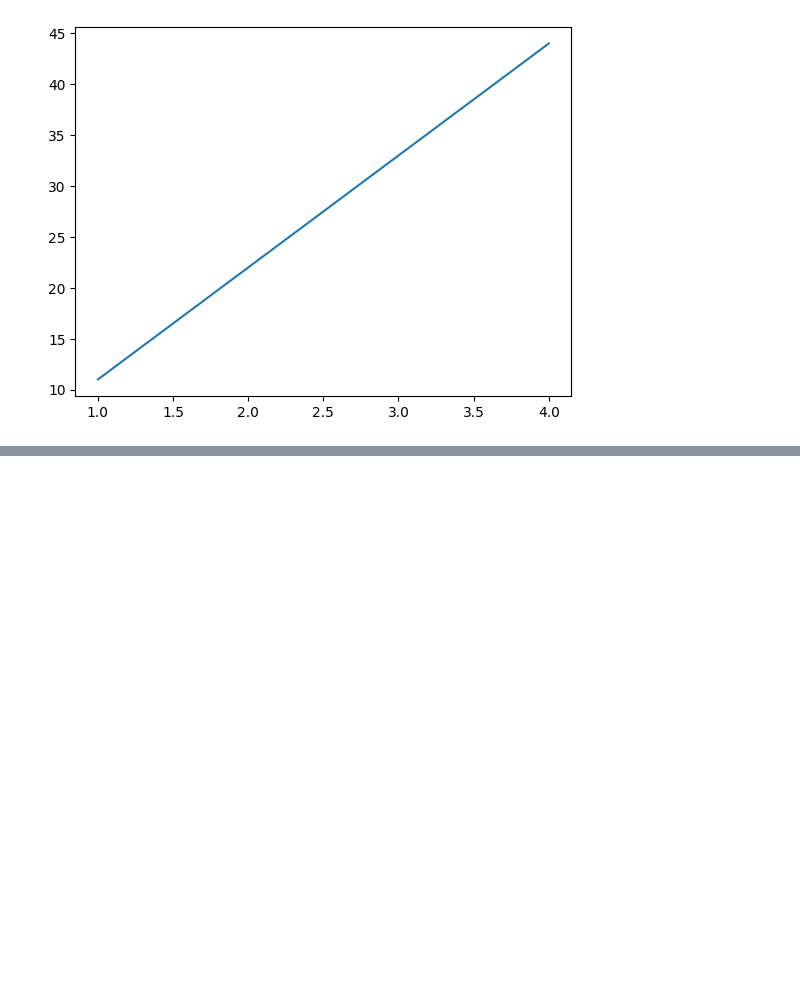
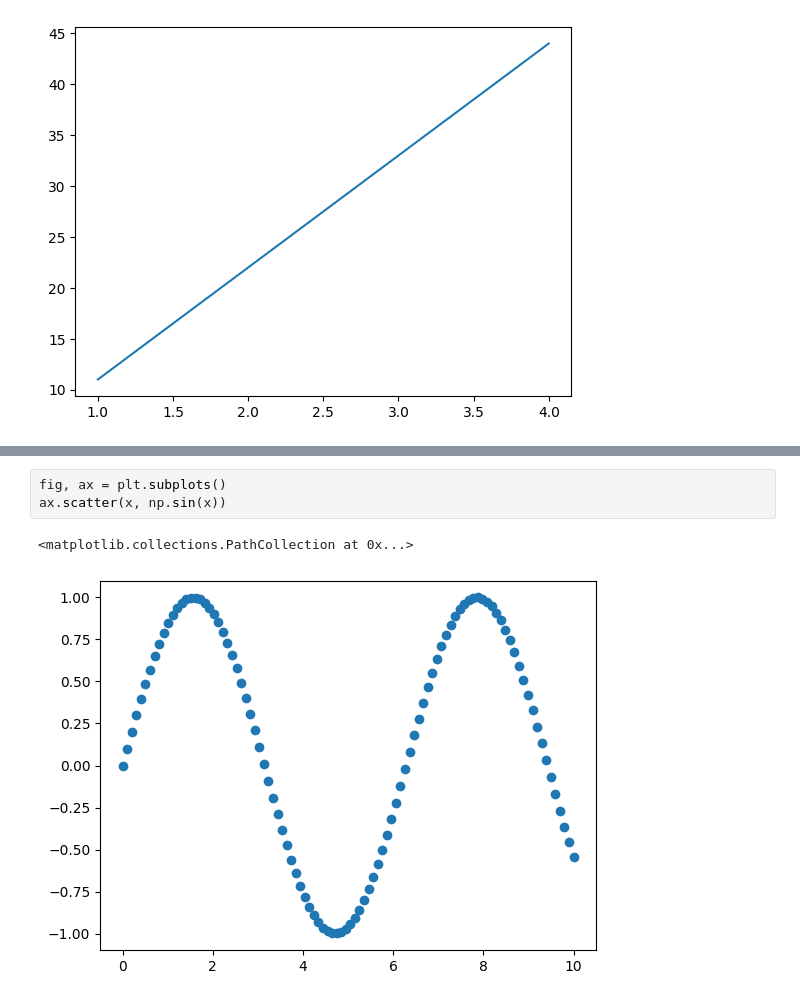
Before and after one commit to Atharva0045/Machine-Learning-ZTM, a Jupyter notebook: Path 1 (ML)/Matplotlib/intro.ipynb, the cells around one changed output, grey strips where cells are left out. Cells and saved outputs as stored; diff of their text form; blank space fills up the shorter version.

```diff
--- a/Path 1 (ML)/Matplotlib/intro.ipynb
+++ b/Path 1 (ML)/Matplotlib/intro.ipynb
@@ -49,0 +83,6 @@ fig, (ax0, ax1) = plt.subplots(nrows=2,
+# %%
+fig, ax = plt.subplots()
+ax.scatter(x, np.sin(x))
+# %% [output]
+<matplotlib.collections.PathCollection at 0x...>
+[figure, added]
```
Also changed, not shown: parts of 34 cells of this notebook, 1 other file.
